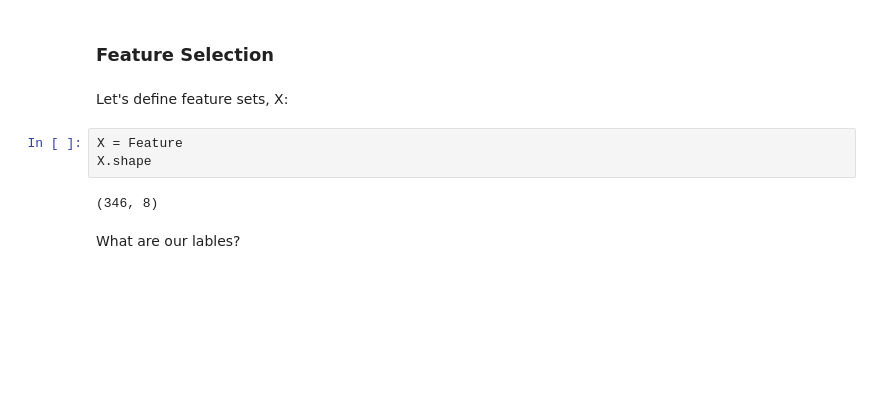
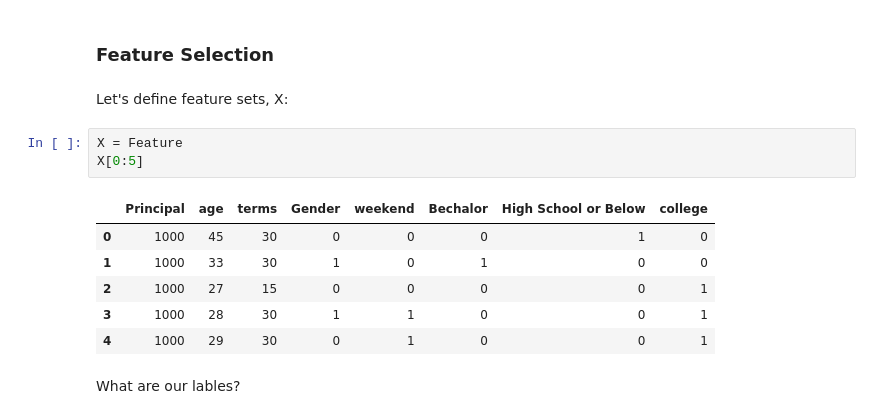
Before and after one commit to RaminStrider/IBM, a Jupyter notebook: ML0101EN-Proj-Loan-py-v1.ipynb, the cells around one changed output. Cells and saved outputs as stored; diff of their text form; blank space fills up the shorter version.

```diff
--- a/ML0101EN-Proj-Loan-py-v1.ipynb
+++ b/ML0101EN-Proj-Loan-py-v1.ipynb
@@ -238,9 +248,14 @@ Feature.shape
 Let's define feature sets, X:
 # %%
 X = Feature
-X.shape
+X[0:5]
 # %% [output]
-(346, 8)
+|  | Principal | age | terms | Gender | weekend | Bechalor | High School or Below | college |
+| 0 | 1000 | 45 | 30 | 0 | 0 | 0 | 1 | 0 |
+| 1 | 1000 | 33 | 30 | 1 | 0 | 1 | 0 | 0 |
+| 2 | 1000 | 27 | 15 | 0 | 0 | 0 | 0 | 1 |
+| 3 | 1000 | 28 | 30 | 1 | 1 | 0 | 0 | 1 |
+| 4 | 1000 | 29 | 30 | 0 | 1 | 0 | 0 | 1 |
 # %% [markdown]
 What are our lables?
 # %%
```
Also changed, not shown: parts of 33 cells of this notebook, 1 other file.
